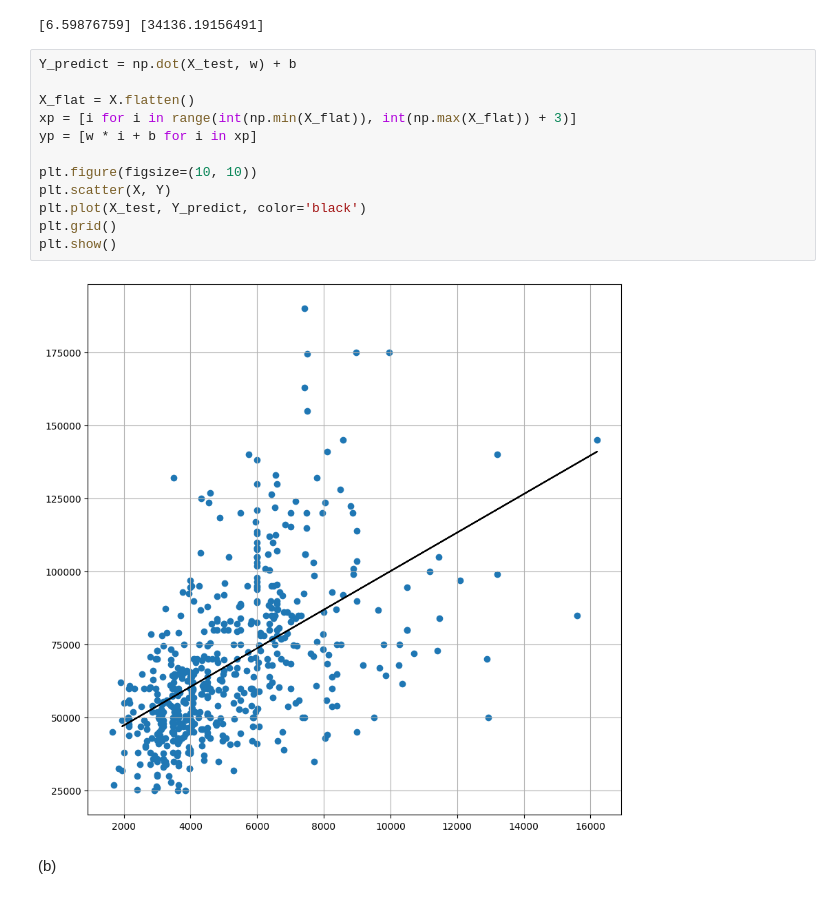
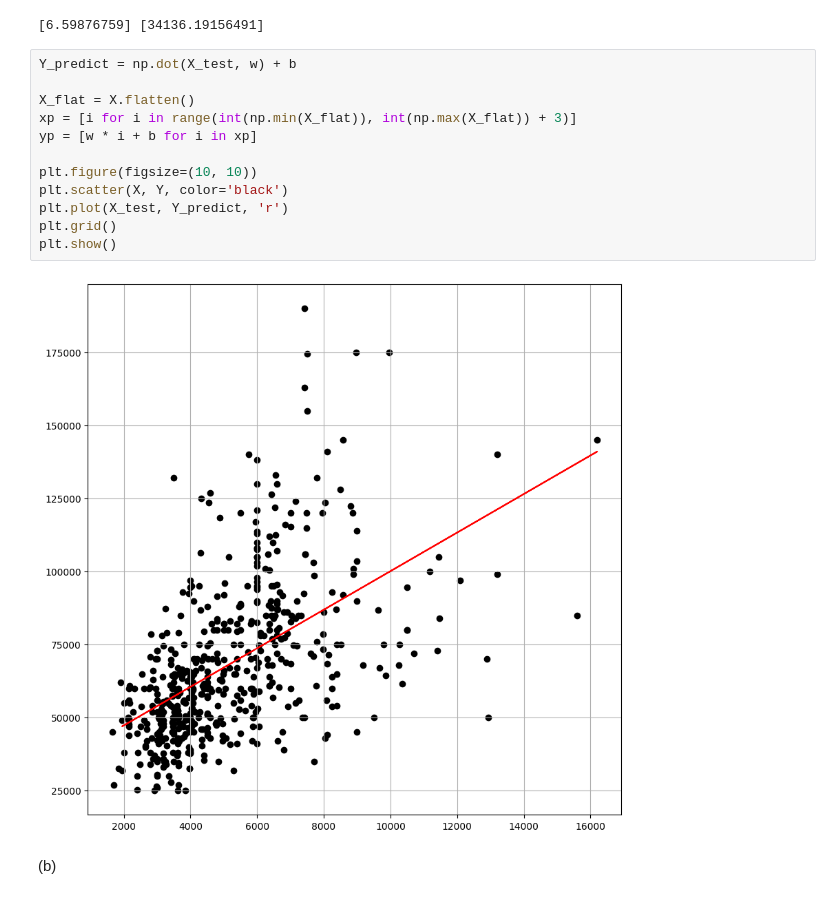
Before and after one commit to shubham151/PatternRecognition, a Jupyter notebook: ShubhamMishra_HW1.ipynb, the cells around one changed output. Cells and saved outputs as stored; diff of their text form.

```diff
--- a/ShubhamMishra_HW1.ipynb
+++ b/ShubhamMishra_HW1.ipynb
@@ -371,17 +371,17 @@ print(w, b)
 # %%
 Y_predict = np.dot(X_test, w) + b
 
 X_flat = X.flatten()
 xp = [i for i in range(int(np.min(X_flat)), int(np.max(X_flat)) + 3)]
 yp = [w * i + b for i in xp]
 
 plt.figure(figsize=(10, 10))
-plt.scatter(X, Y)
-plt.plot(X_test, Y_predict, color='black')
+plt.scatter(X, Y, color='black')
+plt.plot(X_test, Y_predict, 'r')
 plt.grid()
 plt.show()
 # %% [output]
-[figure, old version]
+[figure, new version]
 # %% [markdown]
 (b)
 # %%
```
